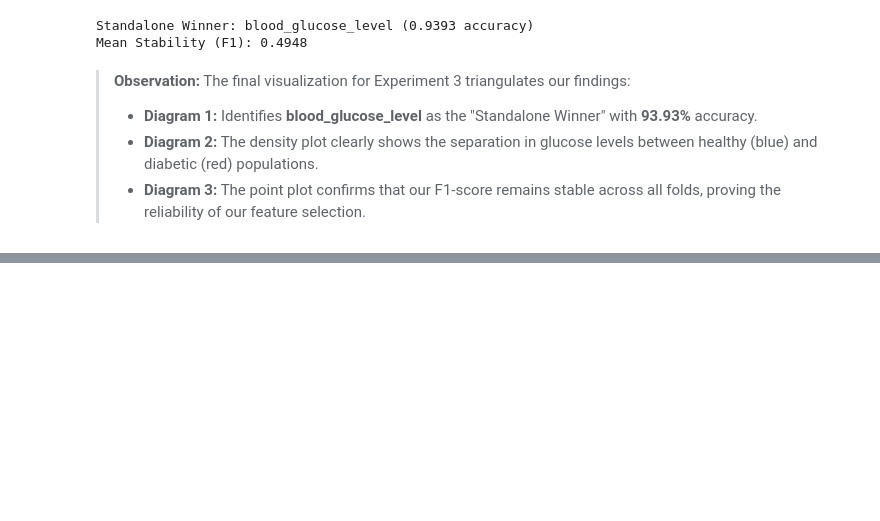
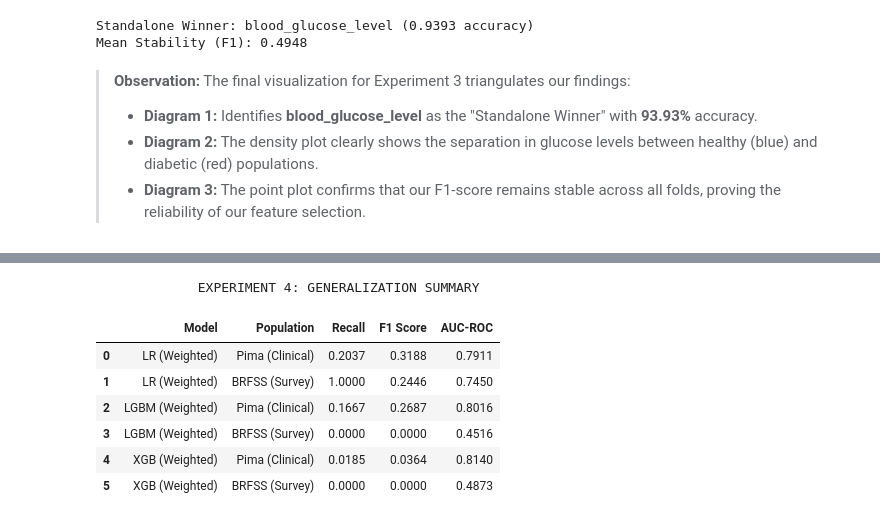
Before and after one commit to COMP3608-Intelligent-Systems-Project/Predicting-Type-2-Diabetes, a Jupyter notebook: notebooks/experiments/dataset_2_diabetes_prediction_experiments.ipynb, the cells around one changed output, grey strips where cells are left out. Saved outputs shown, nothing was run; the diff lists cells and outputs as text; code cells hidden in the pictures; blank space fills up the shorter version.

```diff
--- a/notebooks/experiments/dataset_2_diabetes_prediction_experiments.ipynb
+++ b/notebooks/experiments/dataset_2_diabetes_prediction_experiments.ipynb
@@ -1153,0 +853,45 @@ Future research should focus on bridging the gap between **clinical measurements
+# %%
+#define models from experiment 2
+test_models = {
+    "LR (Weighted)": lr_weighted,
+    "LGBM (Weighted)": lgbm_weighted,
+    "XGB (Weighted)": xgb_weighted
+}
+
+transfer_results = []
+
+for model_name, model in test_models.items():
+    #evaluate on pima
+    p_preds = model.predict(X_pima_ready)
+    p_probs = model.predict_proba(X_pima_ready)[:, 1]
+    transfer_results.append({
+        'Model': model_name,
+        'Population': 'Pima (Clinical)',
+        'Recall': recall_score(y_pima_ready, p_preds),
+        'F1 Score': f1_score(y_pima_ready, p_preds),
+        'AUC-ROC': roc_auc_score(y_pima_ready, p_probs)
+    })
+
+    #evaluate on brfss
+    b_preds = model.predict(X_brfss_ready)
+    b_probs = model.predict_proba(X_brfss_ready)[:, 1]
+    transfer_results.append({
+        'Model': model_name,
+        'Population': 'BRFSS (Survey)',
+        'Recall': recall_score(y_brfss_ready, b_preds),
+        'F1 Score': f1_score(y_brfss_ready, b_preds),
+        'AUC-ROC': roc_auc_score(y_brfss_ready, b_probs)
+    })
+
+gen_results_df = pd.DataFrame(transfer_results)
+print("\n             EXPERIMENT 4: GENERALIZATION SUMMARY")
+display(gen_results_df.round(4))
+# %% [output]
+             EXPERIMENT 4: GENERALIZATION SUMMARY
+|  | Model | Population | Recall | F1 Score | AUC-ROC |
+| 0 | LR (Weighted) | Pima (Clinical) | 0.2037 | 0.3188 | 0.7911 |
+| 1 | LR (Weighted) | BRFSS (Survey) | 1.0000 | 0.2446 | 0.7450 |
+| 2 | LGBM (Weighted) | Pima (Clinical) | 0.1667 | 0.2687 | 0.8016 |
+| 3 | LGBM (Weighted) | BRFSS (Survey) | 0.0000 | 0.0000 | 0.4516 |
+| 4 | XGB (Weighted) | Pima (Clinical) | 0.0185 | 0.0364 | 0.8140 |
+| 5 | XGB (Weighted) | BRFSS (Survey) | 0.0000 | 0.0000 | 0.4873 |
```
Also changed, not shown: parts of 46 cells of this notebook.
